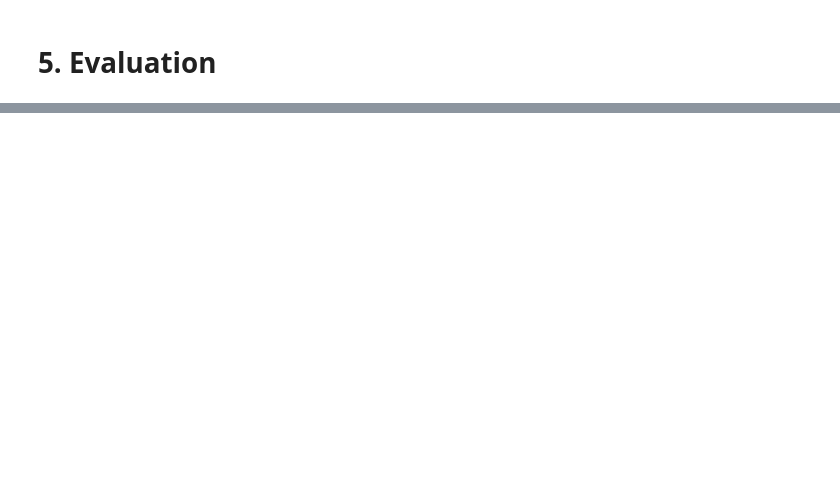
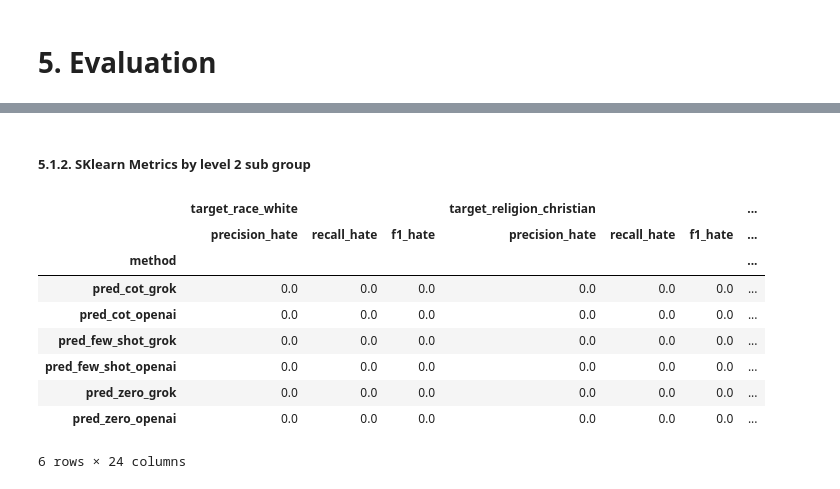
Before and after one commit to AugustBjerg/NLP-exam, a Jupyter notebook: notebooks/NLP_EXAM_FINAL_v1.ipynb, the cells around one changed output, grey strips where cells are left out. Drawn from its saved outputs; the diff is of its cells as text; code cells hidden in the pictures; blank space fills up the shorter version.

```diff
--- a/notebooks/NLP_EXAM_FINAL_v1.ipynb
+++ b/notebooks/NLP_EXAM_FINAL_v1.ipynb
@@ -1302,0 +1321,80 @@ results_df
+# %%
+# --- merging target group meta data with LLM predictions ---
+
+target_group_data_columns = target_cols_lvl1_and_2 + ['comment_id']
+
+target_group_data = filtered_df[target_group_data_columns]
+
+all_preds_w_targets = pd.merge(all_preds, target_group_data, on='comment_id', how='left')
+# %% [markdown]
+##### 5.1.2. SKlearn Metrics by level 2 sub group
+# %%
+
+# drop the lvl 1 targets from the dataframe
+all_preds_w_lvl2_targets = all_preds_w_targets.drop(columns=target_cols_lvl1)
+
+# get the prediction columns
+pred_cols = [col for col in all_preds_w_lvl2_targets.columns if col.startswith('pred_')]
+
+# get the target columns (lvl 2 only)
+target_cols_lvl2 = [col for col in target_cols_lvl1_and_2 if col not in target_cols_lvl1]
+# %%
+from sklearn.metrics import precision_score, recall_score, f1_score # TODO: move to top
+
+metrics = ['precision_score', 'recall_score', 'f1_score']
+
+# 1. Long form: one row = one prediction
+long = all_preds_w_lvl2_targets.melt(
+    id_vars=["comment_id", "true_label"] + target_cols_lvl2,
+    value_vars=pred_cols,
+    var_name="method",           # → pred_zero_openai, …
+    value_name="pred"            # → the 0/1 prediction itself
+)
+
+# make sure they are ints
+long["true_label"] = long["true_label"].astype(int)
+long["pred"]       = long["pred"].astype(int)
+
+# 2. Helper function that returns all three metrics of interest
+def hate_metrics(g):
+    return pd.Series({
+        "precision_hate": precision_score(g.true_label, g.pred,
+                                          pos_label=1, zero_division=0),
+        "recall_hate"   : recall_score(   g.true_label, g.pred,
+                                          pos_label=1, zero_division=0),
+        "f1_hate"       : f1_score(       g.true_label, g.pred,
+                                          pos_label=1, zero_division=0),
+    })
+
+# 3. Loop over every target-group column
+pieces = []
+
+for tg in target_cols_lvl2:                       # every leaf target column
+    sub = long[long[tg] == 1]                     # slice rows for that group
+    if sub.empty:                                 # skip groups not present
+        continue
+
+    # ---- compute the three metrics, one row per prediction method --------
+    tmp = (sub
+           .groupby("method", group_keys=False)   # → no extra index level
+           [['true_label', 'pred']]               # drop the grouping column
+           .apply(hate_metrics))                  # f1 / precision / recall
+
+    # give the columns a two-level index: (target_group, metric)
+    tmp.columns = pd.MultiIndex.from_product([[tg], tmp.columns])
+    pieces.append(tmp)
+
+result = (pd.concat(pieces, axis=1)
+            .sort_index())
+result
+# %% [output]
+|  | target_race_white |  |  | target_religion_christian |  |  | ... |
+|  | precision_hate | recall_hate | f1_hate | precision_hate | recall_hate | f1_hate | ... |
+| method |  |  |  |  |  |  | ... |
+| pred_cot_grok | 0.0 | 0.0 | 0.0 | 0.0 | 0.0 | 0.0 | ... |
+| pred_cot_openai | 0.0 | 0.0 | 0.0 | 0.0 | 0.0 | 0.0 | ... |
+| pred_few_shot_grok | 0.0 | 0.0 | 0.0 | 0.0 | 0.0 | 0.0 | ... |
+| pred_few_shot_openai | 0.0 | 0.0 | 0.0 | 0.0 | 0.0 | 0.0 | ... |
+| pred_zero_grok | 0.0 | 0.0 | 0.0 | 0.0 | 0.0 | 0.0 | ... |
+| pred_zero_openai | 0.0 | 0.0 | 0.0 | 0.0 | 0.0 | 0.0 | ... |
+6 rows × 24 columns
```
Also changed, not shown: parts of 9 cells of this notebook, 1 other file.
